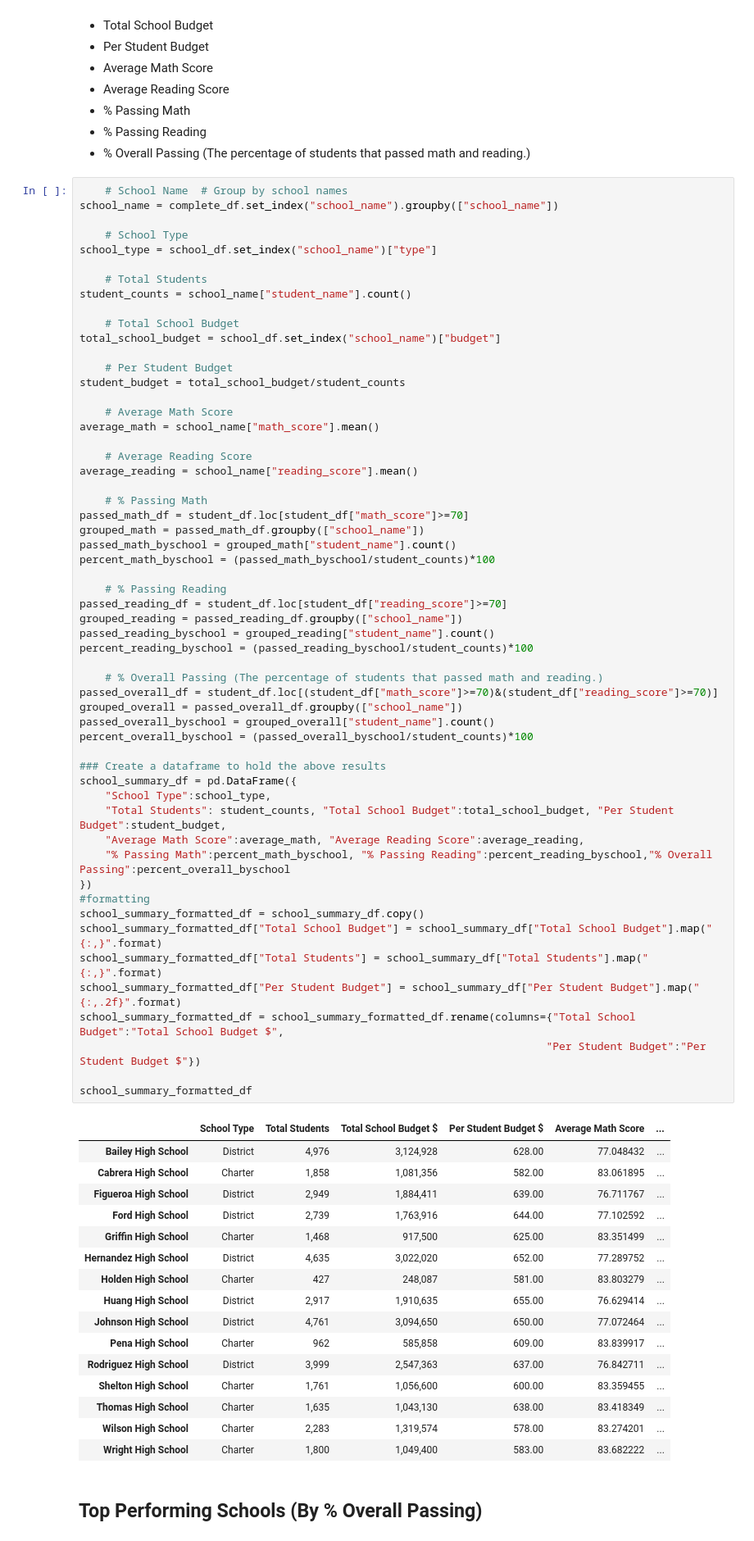
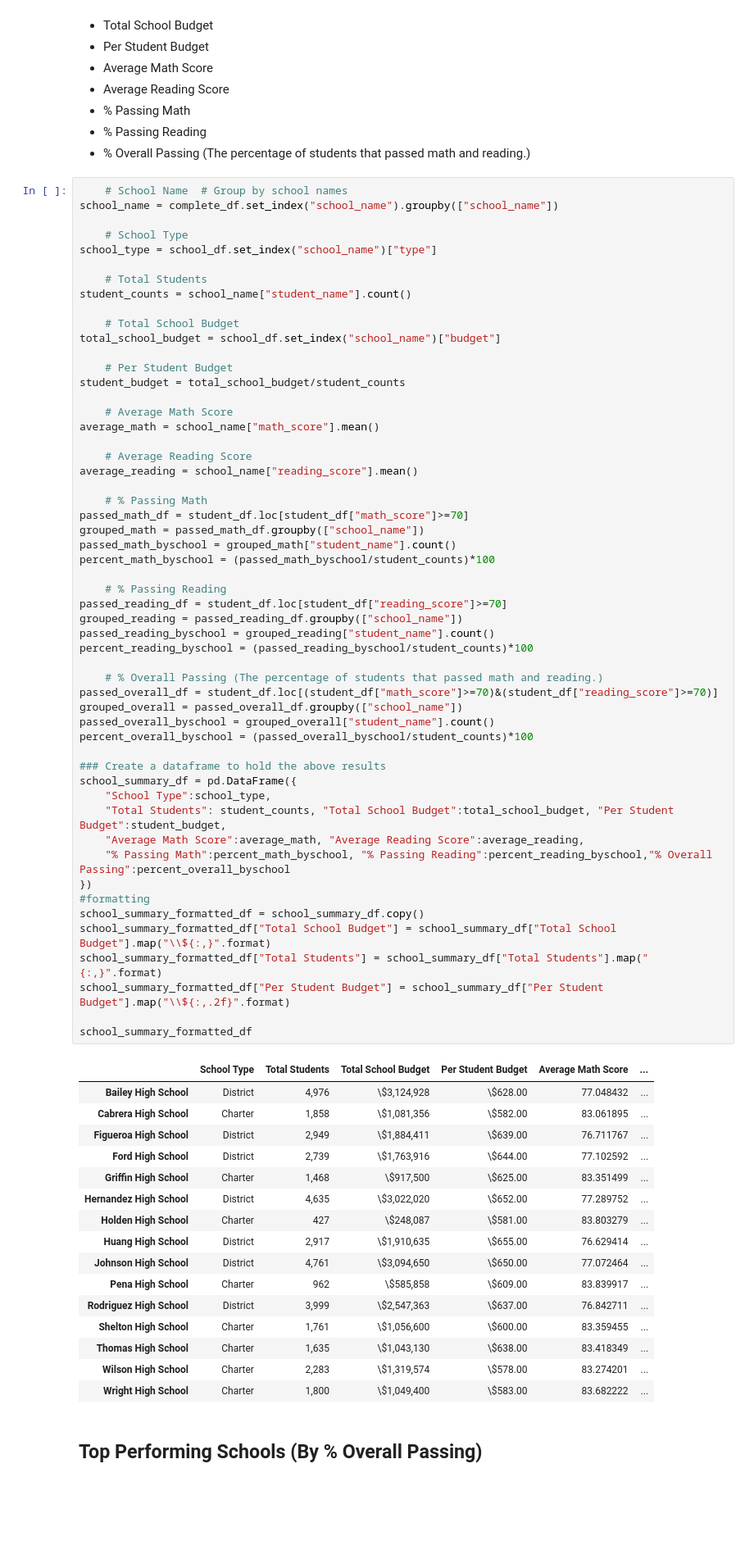
Before and after one commit to gemelodyyu/pandas-challenge, a Jupyter notebook: PyCitySchools/pycityschools.ipynb, the cells around one changed output. Shown: that part at 82% size. Drawn from its saved outputs; the diff is of its cells as text; blank space fills up the shorter version.

```diff
--- a/PyCitySchools/pycityschools.ipynb
+++ b/PyCitySchools/pycityschools.ipynb
@@ -110,53 +110,51 @@ average_reading = school_name["reading_score"].mean()
 passed_math_df = student_df.loc[student_df["math_score"]>=70]
 grouped_math = passed_math_df.groupby(["school_name"])
 passed_math_byschool = grouped_math["student_name"].count()
 percent_math_byschool = (passed_math_byschool/student_counts)*100
 
     # % Passing Reading
 passed_reading_df = student_df.loc[student_df["reading_score"]>=70]
 grouped_reading = passed_reading_df.groupby(["school_name"])
 passed_reading_byschool = grouped_reading["student_name"].count()
 percent_reading_byschool = (passed_reading_byschool/student_counts)*100
 
     # % Overall Passing (The percentage of students that passed math and reading.)
 passed_overall_df = student_df.loc[(student_df["math_score"]>=70)&(student_df["reading_score"]>=70)]
 grouped_overall = passed_overall_df.groupby(["school_name"])
 passed_overall_byschool = grouped_overall["student_name"].count()
 percent_overall_byschool = (passed_overall_byschool/student_counts)*100
 
 ### Create a dataframe to hold the above results
 school_summary_df = pd.DataFrame({
     "School Type":school_type,
     "Total Students": student_counts, "Total School Budget":total_school_budget, "Per Student Budget":student_budget,
     "Average Math Score":average_math, "Average Reading Score":average_reading,
     "% Passing Math":percent_math_byschool, "% Passing Reading":percent_reading_byschool,"% Overall Passing":percent_overall_byschool
 })
 #formatting
 school_summary_formatted_df = school_summary_df.copy()
-school_summary_formatted_df["Total School Budget"] = school_summary_df["Total School Budget"].map("{:,}".format)
+school_summary_formatted_df["Total School Budget"] = school_summary_df["Total School Budget"].map("\\${:,}".format)
 school_summary_formatted_df["Total Students"] = school_summary_df["Total Students"].map("{:,}".format)
-school_summary_formatted_df["Per Student Budget"] = school_summary_df["Per Student Budget"].map("{:,.2f}".format)
-school_summary_formatted_df = school_summary_formatted_df.rename(columns={"Total School Budget":"Total School Budget $",
-                                                                         "Per Student Budget":"Per Student Budget $"})
+school_summary_formatted_df["Per Student Budget"] = school_summary_df["Per Student Budget"].map("\\${:,.2f}".format)
 
 school_summary_formatted_df
 # %% [output]
-|  | School Type | Total Students | Total School Budget $ | Per Student Budget $ | Average Math Score | ... |
-| Bailey High School | District | 4,976 | 3,124,928 | 628.00 | 77.048432 | ... |
-| Cabrera High School | Charter | 1,858 | 1,081,356 | 582.00 | 83.061895 | ... |
-| Figueroa High School | District | 2,949 | 1,884,411 | 639.00 | 76.711767 | ... |
-| Ford High School | District | 2,739 | 1,763,916 | 644.00 | 77.102592 | ... |
-| Griffin High School | Charter | 1,468 | 917,500 | 625.00 | 83.351499 | ... |
-| Hernandez High School | District | 4,635 | 3,022,020 | 652.00 | 77.289752 | ... |
-| Holden High School | Charter | 427 | 248,087 | 581.00 | 83.803279 | ... |
-| Huang High School | District | 2,917 | 1,910,635 | 655.00 | 76.629414 | ... |
-| Johnson High School | District | 4,761 | 3,094,650 | 650.00 | 77.072464 | ... |
-| Pena High School | Charter | 962 | 585,858 | 609.00 | 83.839917 | ... |
-| Rodriguez High School | District | 3,999 | 2,547,363 | 637.00 | 76.842711 | ... |
-| Shelton High School | Charter | 1,761 | 1,056,600 | 600.00 | 83.359455 | ... |
-| Thomas High School | Charter | 1,635 | 1,043,130 | 638.00 | 83.418349 | ... |
-| Wilson High School | Charter | 2,283 | 1,319,574 | 578.00 | 83.274201 | ... |
-| Wright High School | Charter | 1,800 | 1,049,400 | 583.00 | 83.682222 | ... |
+|  | School Type | Total Students | Total School Budget | Per Student Budget | Average Math Score | ... |
+| Bailey High School | District | 4,976 | \$3,124,928 | \$628.00 | 77.048432 | ... |
+| Cabrera High School | Charter | 1,858 | \$1,081,356 | \$582.00 | 83.061895 | ... |
+| Figueroa High School | District | 2,949 | \$1,884,411 | \$639.00 | 76.711767 | ... |
+| Ford High School | District | 2,739 | \$1,763,916 | \$644.00 | 77.102592 | ... |
+| Griffin High School | Charter | 1,468 | \$917,500 | \$625.00 | 83.351499 | ... |
+| Hernandez High School | District | 4,635 | \$3,022,020 | \$652.00 | 77.289752 | ... |
+| Holden High School | Charter | 427 | \$248,087 | \$581.00 | 83.803279 | ... |
+| Huang High School | District | 2,917 | \$1,910,635 | \$655.00 | 76.629414 | ... |
+| Johnson High School | District | 4,761 | \$3,094,650 | \$650.00 | 77.072464 | ... |
+| Pena High School | Charter | 962 | \$585,858 | \$609.00 | 83.839917 | ... |
+| Rodriguez High School | District | 3,999 | \$2,547,363 | \$637.00 | 76.842711 | ... |
+| Shelton High School | Charter | 1,761 | \$1,056,600 | \$600.00 | 83.359455 | ... |
+| Thomas High School | Charter | 1,635 | \$1,043,130 | \$638.00 | 83.418349 | ... |
+| Wilson High School | Charter | 2,283 | \$1,319,574 | \$578.00 | 83.274201 | ... |
+| Wright High School | Charter | 1,800 | \$1,049,400 | \$583.00 | 83.682222 | ... |
 # %% [markdown]
 ## Top Performing Schools (By % Overall Passing)
 # %%
```
Also changed, not shown: parts of 2 cells of this notebook.
